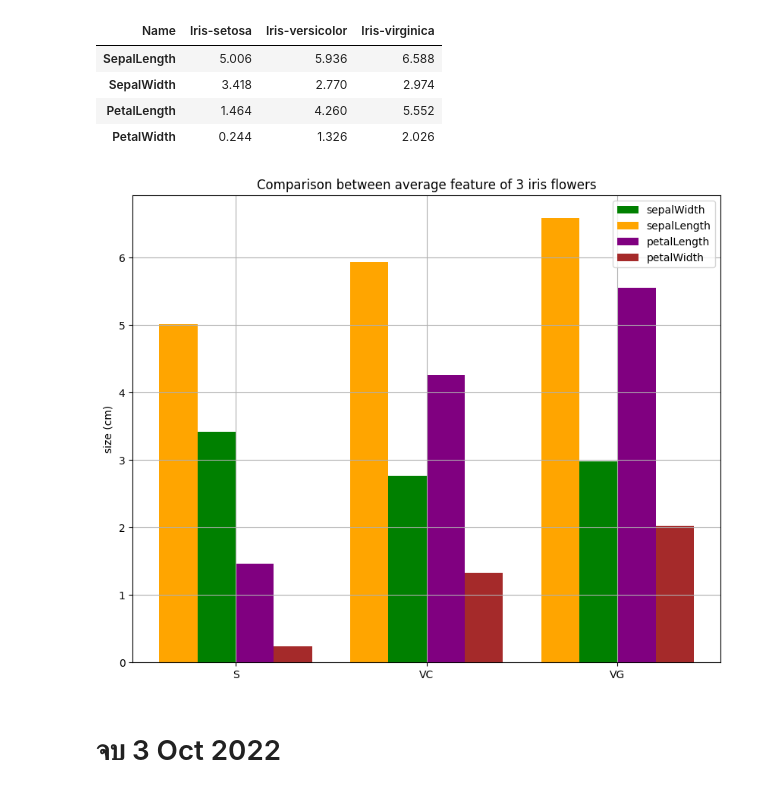
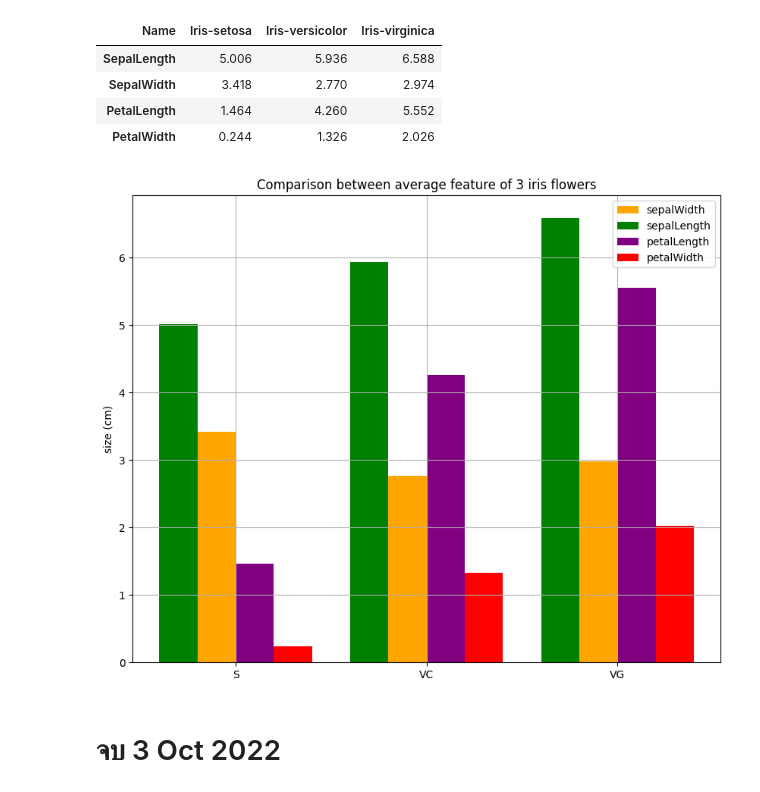
Before and after one commit to KorrawanOu/python_dataviz2023, a Jupyter notebook: DataViz04_Data_Comparison.ipynb, the cells around one changed output. Saved outputs shown, nothing was run; the diff lists cells and outputs as text; code cells hidden in the pictures.

```diff
--- a/DataViz04_Data_Comparison.ipynb
+++ b/DataViz04_Data_Comparison.ipynb
@@ -290,21 +290,21 @@ s_data
 # %%
 import matplotlib
 matplotlib.rcParams['figure.figsize']=[10,8]
 
 width = 0.2 #กำหนดความกว้างของแท่ง
 
-plt.bar([0.9, 1.9, 2.9],[s_data['Iris-setosa'][1],s_data['Iris-versicolor'][1],s_data['Iris-virginica'][1]],width,color='green',label='sepalWidth') # แท่งที่อยู่ตรงกลาง #ดอกที่ 2 versicolor
-plt.bar([0.9-width, 1.9-width, 2.9-width],[s_data['Iris-setosa'][0],s_data['Iris-versicolor'][0],s_data['Iris-virginica'][0]],width,color='orange',label='sepalLength')
+plt.bar([0.9, 1.9, 2.9],[s_data['Iris-setosa'][1],s_data['Iris-versicolor'][1],s_data['Iris-virginica'][1]],width,color='orange',label='sepalWidth') # แท่งที่อยู่ตรงกลาง #ดอกที่ 2 versicolor
+plt.bar([0.9-width, 1.9-width, 2.9-width],[s_data['Iris-setosa'][0],s_data['Iris-versicolor'][0],s_data['Iris-virginica'][0]],width,color='green',label='sepalLength')
 plt.bar([1.1, 2.1, 3.1],[s_data['Iris-setosa'][2],s_data['Iris-versicolor'][2],s_data['Iris-virginica'][2]],width,color='purple',label='petalLength')
-plt.bar([1.1+width, 2.1+width, 3.1+width],[s_data['Iris-setosa'][3],s_data['Iris-versicolor'][3],s_data['Iris-virginica'][3]],width,color='brown',label='petalWidth')
+plt.bar([1.1+width, 2.1+width, 3.1+width],[s_data['Iris-setosa'][3],s_data['Iris-versicolor'][3],s_data['Iris-virginica'][3]],width,color='red',label='petalWidth')
 
 plt.xticks([1,2,3], ['S','VC','VG'])
 plt.legend()
 plt.title('Comparison between average feature of 3 iris flowers')
 plt.grid(True)
 plt.ylabel('size (cm)');
 # %% [output]
-[figure, old version]
+[figure, new version]
 # %% [markdown]
 # จบ 3 Oct 2022
 # %% [markdown]
```
